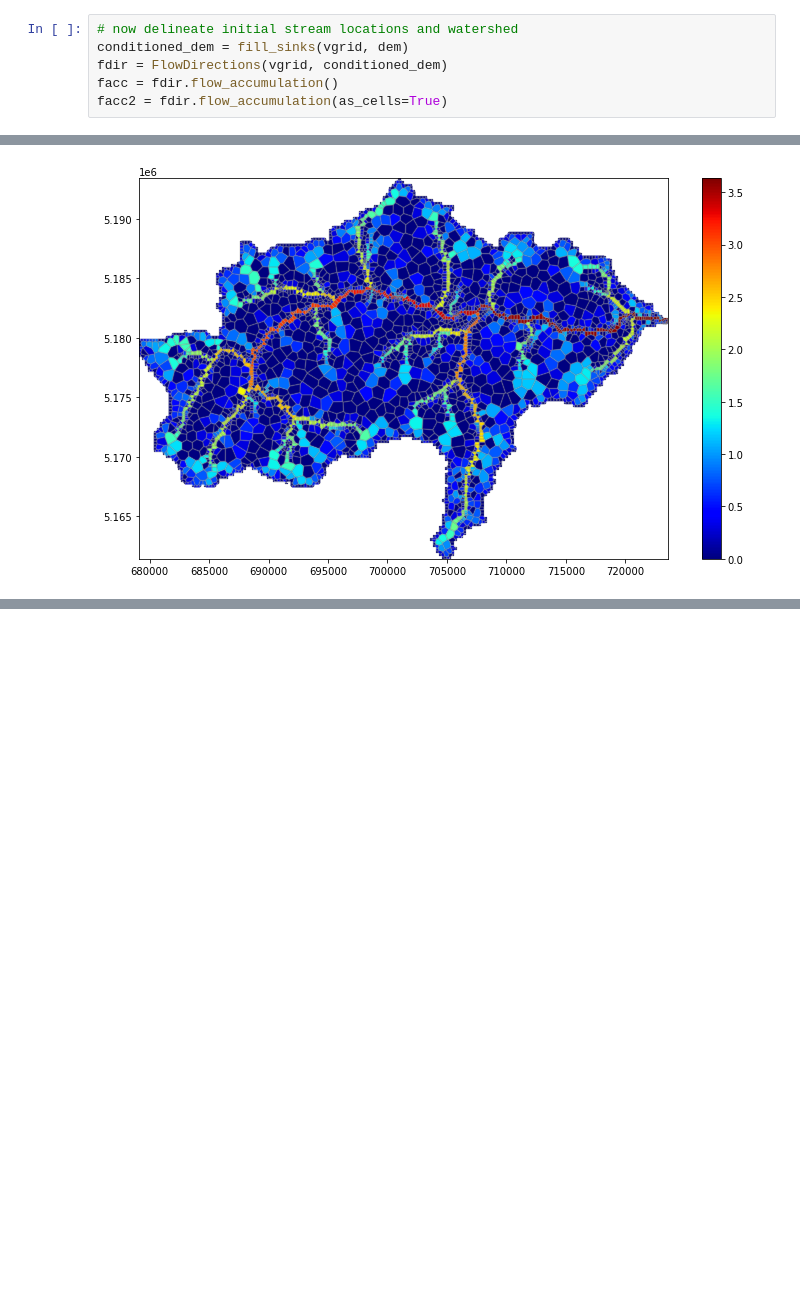
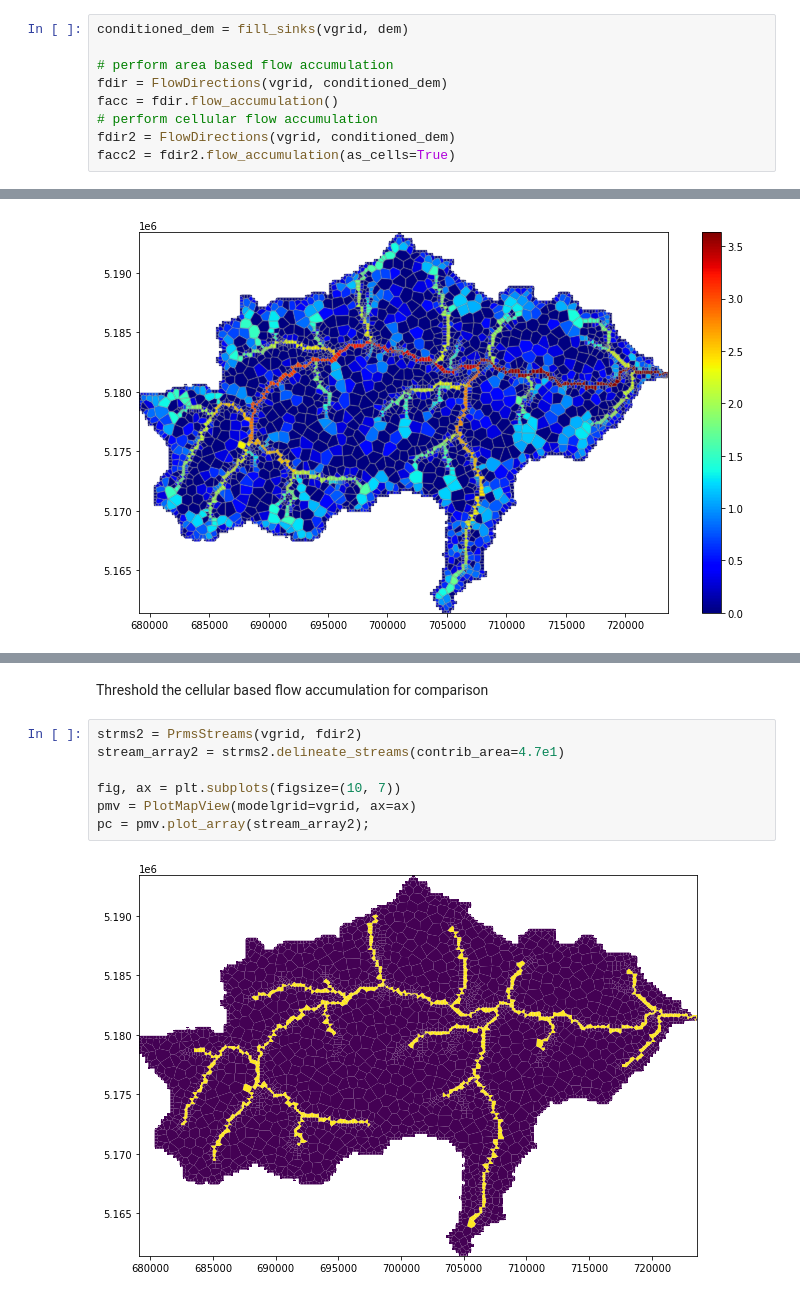
Before and after one commit to jlarsen-usgs/dany, a Jupyter notebook: Lolo_structured_2_voronoi_workshop.ipynb, the cells around one changed output, grey strips where cells are left out. Drawn from its saved outputs; the diff is of its cells as text; blank space fills up the shorter version.

```diff
--- a/Lolo_structured_2_voronoi_workshop.ipynb
+++ b/Lolo_structured_2_voronoi_workshop.ipynb
@@ -235,11 +234,14 @@ raster.crop(bounds_polygon)
 dem = raster.resample_to_grid(vgrid, band=raster.bands[0], method="min")
 dem = np.where(dem == raster.nodatavals[0], np.nan, dem)
 # %%
-# now delineate initial stream locations and watershed
 conditioned_dem = fill_sinks(vgrid, dem)
+
+# perform area based flow accumulation
 fdir = FlowDirections(vgrid, conditioned_dem)
 facc = fdir.flow_accumulation()
-facc2 = fdir.flow_accumulation(as_cells=True)
+# perform cellular flow accumulation
+fdir2 = FlowDirections(vgrid, conditioned_dem)
+facc2 = fdir2.flow_accumulation(as_cells=True)
 # %% [output]
 running dijkstra
 running dijkstra
@@ -275,0 +299,11 @@ plt.colorbar(pc);
+# %% [markdown]
+Threshold the cellular based flow accumulation for comparison
+# %%
+strms2 = PrmsStreams(vgrid, fdir2)
+stream_array2 = strms2.delineate_streams(contrib_area=4.7e1)
+
+fig, ax = plt.subplots(figsize=(10, 7))
+pmv = PlotMapView(modelgrid=vgrid, ax=ax)
+pc = pmv.plot_array(stream_array2);
+# %% [output]
+[figure, added]
```
Also changed, not shown: parts of 6 cells of this notebook.
